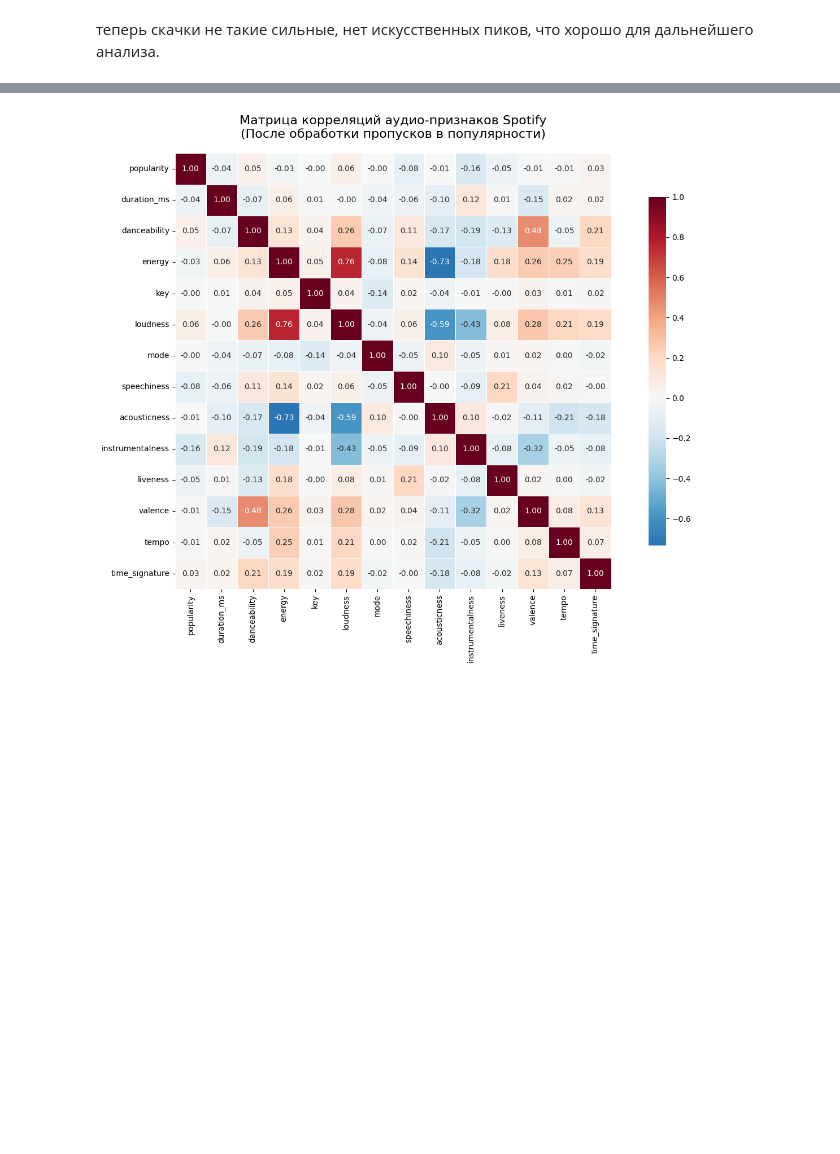
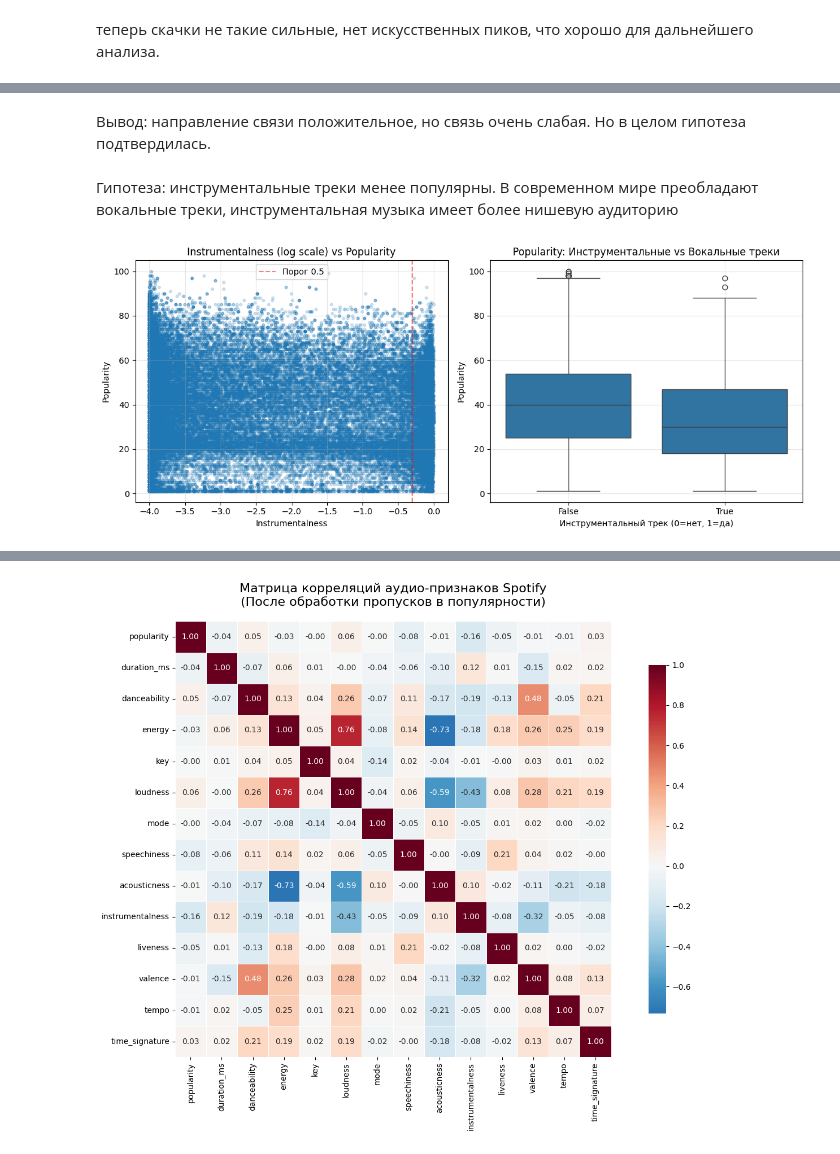
Before and after one commit to Supbombom/spotify, a Jupyter notebook: Spotify.ipynb, the cells around one changed output, grey strips where cells are left out. Saved outputs shown, nothing was run; the diff lists cells and outputs as text; code cells hidden in the pictures; blank space fills up the shorter version.

```diff
--- a/Spotify.ipynb
+++ b/Spotify.ipynb
@@ -132,0 +152,30 @@ plt.show()
+# %% [markdown]
+Вывод: направление связи положительное, но связь очень слабая. Но в целом гипотеза подтвердилась.
+# %% [markdown]
+Гипотеза: инструментальные треки менее популярны. В современном мире преобладают вокальные треки, инструментальная музыка имеет более нишевую аудиторию
+# %%
+plt.figure(figsize=(12, 5))
+
+plt.subplot(1, 2, 1)
+# Instrumentalness имеет много значений близких к 0 - используем логарифм
+log_instr = np.log10(df_processed['instrumentalness'] + 0.0001)  # маленькое число чтобы избежать log(0)
+plt.scatter(log_instr, df_processed['popularity'], alpha=0.2, s=10)
+plt.title('Instrumentalness (log scale) vs Popularity')
+plt.xlabel('Instrumentalness')
+plt.ylabel('Popularity')
+plt.axvline(x=np.log10(0.5), color='red', linestyle='--', alpha=0.5, label='Порог 0.5')
+plt.grid(True, alpha=0.3)
+plt.legend()
+
+plt.subplot(1, 2, 2)
+df_processed['is_instrumental'] = df_processed['instrumentalness'] > 0.5
+sns.boxplot(data=df_processed, x='is_instrumental', y='popularity')
+plt.title('Popularity: Инструментальные vs Вокальные треки')
+plt.xlabel('Инструментальный трек (0=нет, 1=да)')
+plt.ylabel('Popularity')
+plt.grid(True, alpha=0.3)
+
+plt.tight_layout()
+plt.show()
+# %% [output]
+[figure, added]
```
Also changed, not shown: parts of 22 cells of this notebook.
